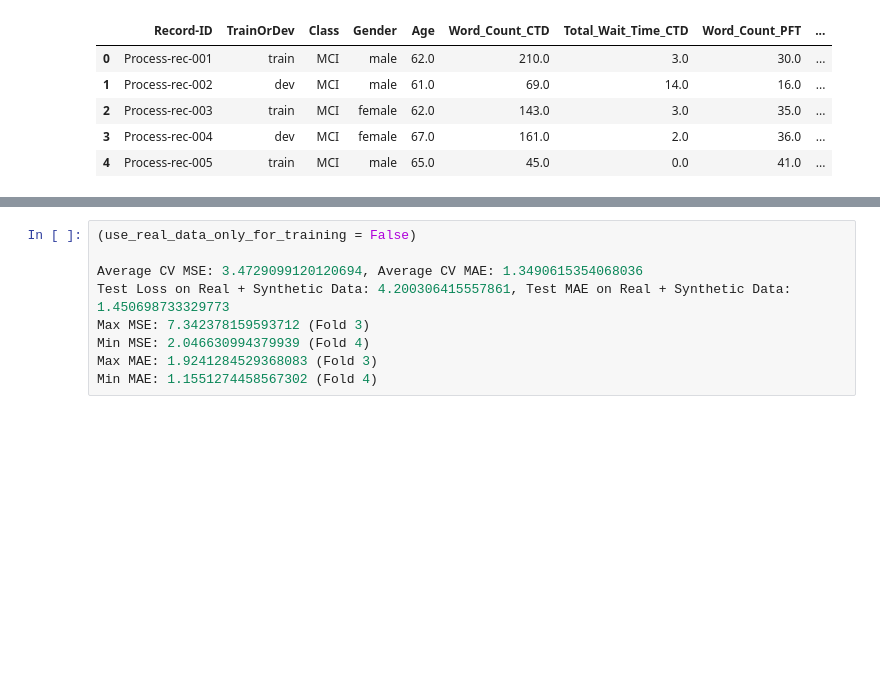
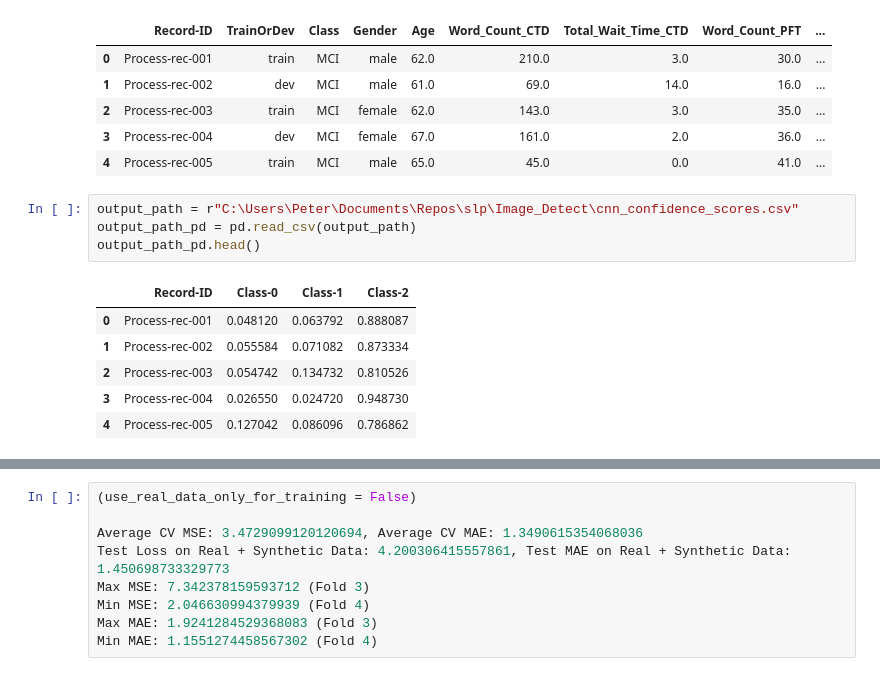
Before and after one commit to KathiWi44/SLP-RAD-C, a Jupyter notebook: Image_Detect/ResNet_MMSE.ipynb, the cells around one changed output, grey strips where cells are left out. Drawn from its saved outputs; the diff is of its cells as text; blank space fills up the shorter version.

```diff
--- a/Image_Detect/ResNet_MMSE.ipynb
+++ b/Image_Detect/ResNet_MMSE.ipynb
@@ -20,3 +20,14 @@ mmse_data.head()
 | 2 | Process-rec-003 | train | MCI | female | 62.0 | 143.0 | 3.0 | 35.0 | ... |
 | 3 | Process-rec-004 | dev | MCI | female | 67.0 | 161.0 | 2.0 | 36.0 | ... |
 | 4 | Process-rec-005 | train | MCI | male | 65.0 | 45.0 | 0.0 | 41.0 | ... |
+# %%
+output_path = r"C:\Users\Peter\Documents\Repos\slp\Image_Detect\cnn_confidence_scores.csv"
+output_path_pd = pd.read_csv(output_path)
+output_path_pd.head()
+# %% [output]
+|  | Record-ID | Class-0 | Class-1 | Class-2 |
+| 0 | Process-rec-001 | 0.048120 | 0.063792 | 0.888087 |
+| 1 | Process-rec-002 | 0.055584 | 0.071082 | 0.873334 |
+| 2 | Process-rec-003 | 0.054742 | 0.134732 | 0.810526 |
+| 3 | Process-rec-004 | 0.026550 | 0.024720 | 0.948730 |
+| 4 | Process-rec-005 | 0.127042 | 0.086096 | 0.786862 |
```
Also changed, not shown: parts of 9 cells of this notebook, 3 other files.
